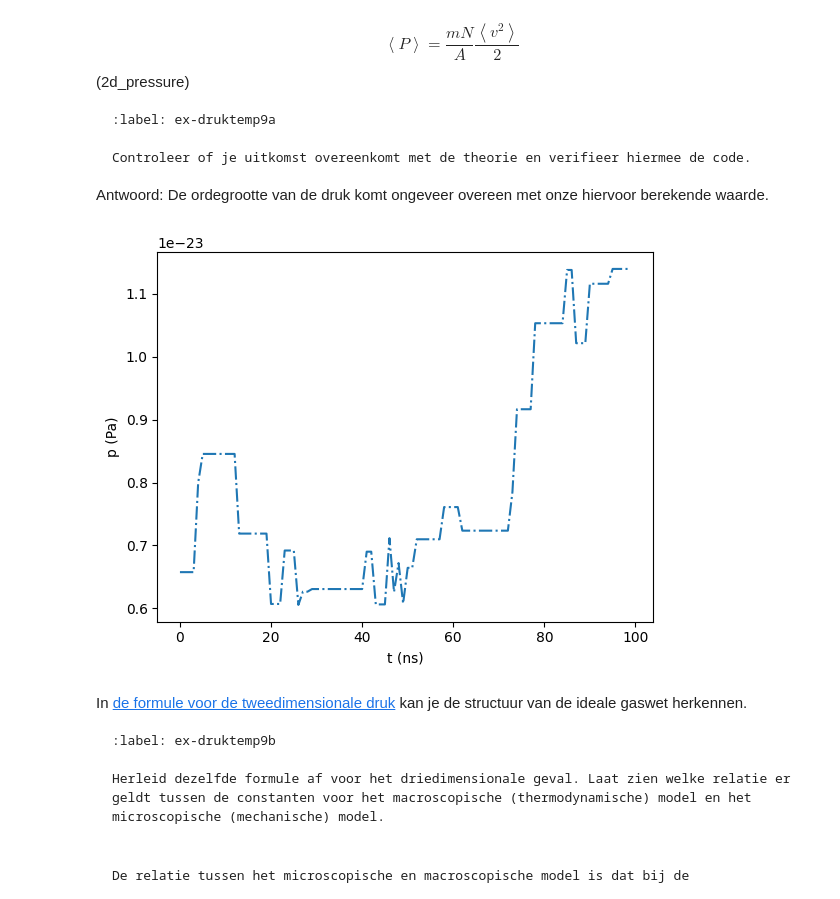
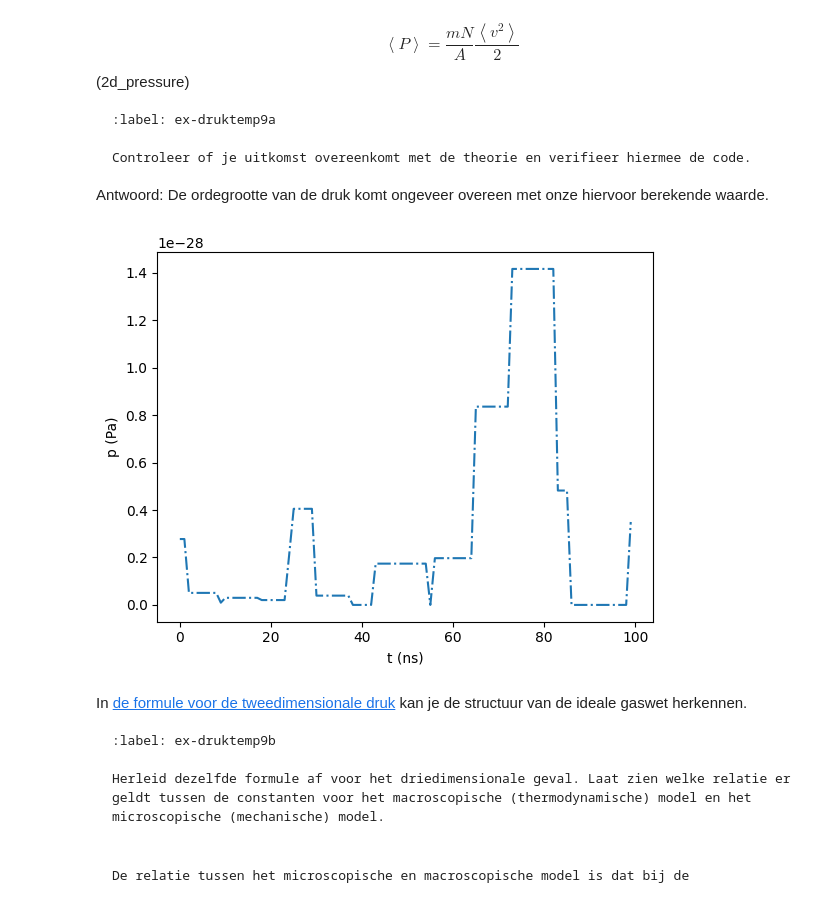
Before and after one commit to cs50202/kimienalesja, a Jupyter notebook: Content/PySim/5_druktemp.ipynb, the cells around one changed output. Saved outputs shown, nothing was run; the diff lists cells and outputs as text; code cells hidden in the pictures.

````diff
--- a/Content/PySim/5_druktemp.ipynb
+++ b/Content/PySim/5_druktemp.ipynb
@@ -35,12 +35,17 @@ Neem de constanten die je in het vorige werkblad hebt gekozen hieronder over.
 import numpy as np
 import matplotlib.pyplot as plt
 from matplotlib.animation import FuncAnimation
-BOX_SIZE_0 = 10                  # Hoogte en breedte startvolume (in nm)
-N = 40                          # Aantal deeltjes
-V_0 = 410                      # Startsnelheid van deeltjes (nm/ns)
-RADIUS = 0.3                    # Straal van moleculen (nm)
-DT = 1e-4
-                    # Tijdstap om geen botsing te missen (ns)
+BOX_SIZE_0 = 10                # Hoogte en lengte startvolume (nm)
+N = 40                         # Aantal deeltjes
+V_0 = 1                        # Startsnelheid van deeltjes (nm/2.5 ps)
+RADIUS = 0.3                   # Straal van moleculen (nm)
+DT = 0.1 * RADIUS / V_0        # Tijdstap om geen botsing te missen (2.5 ps)
+
+# scaling factoren naar SI eenheden
+boxscale = 1e-9
+vscale = (1e-9)/(2.5*1e-12)
+rscale = 1e-9
+tscale = 2.5*1e-12
 # %% [markdown]
 De klasse voor de gasmoleculen en de functies voor hun onderlinge interactie:
 # %%
@@ -357,12 +370,6 @@ Het signaal wordt 'smooth' maar reageert traag op veranderingen in de echte druk
 Voor grotere waarden voor $\alpha$ geldt dat er weinig demping is.
 # %%
 #opdracht 5
-
-BOX_SIZE_0 = 80                  # Hoogte en breedte startvolume (in nm)
-N = 400                          # Aantal deeltjes
-V_0 = 410                      # Startsnelheid van deeltjes (nm/ns)
-RADIUS = 0.3                    # Straal van moleculen (nm)
-DT = 1e-4                    # Tijdstap om geen botsing te missen (ns)
 
 particles = []
 temperatures = np.zeros(100, dtype=float)
@@ -399,10 +406,10 @@ print(np.max(P),np.min(P))
 # %%
-#eigen berekende waarden
-BOX_SIZE_0 = 10                  # Hoogte en breedte startvolume (in nm)
-N = 40                          # Aantal deeltjes
-V_0 = 410                      # Startsnelheid van deeltjes (nm/ns)
-RADIUS = 0.3                    # Straal van moleculen (nm)
-DT = 1e-4
+# #eigen berekende waarden
+# BOX_SIZE_0 = 10                  # Hoogte en breedte startvolume (in nm)
+# N = 40                          # Aantal deeltjes
+# V_0 = 1                      # Startsnelheid van deeltjes (nm/ns)
+# RADIUS = 0.3                    # Straal van moleculen (nm)
+# DT = 0.1 * RADIUS / V_0
 # %%
 # #gegeven parameters op Brightspace
 
@@ -419,7 +426,7 @@ def handle_walls(particles):
     for p in particles:
         left_right_collision(p)
         top_down_collision(p)
-    alpha = 0.01
+    alpha = 0.5
     pressure = alpha * impulse_outward / (4 * BOX_SIZE_0 * DT) + (1-alpha) * pressure # omtrek volume is oppervlak (2D sim)
 # %% [markdown]
 ```{exercise}
@@ -509,35 +518,37 @@ sum = 0.0
 
 #define the new particle formula
 def handle_walls(particles):
     """ botsing met wanden controleren voor alle deeltjes in lijst en gemiddeld bepaling druk """
     global pressure, impulse_outward, sum       # om pressure buiten de functie te kunnen gebruiken
     impulse_outward = 0.0
     v = np.array([])
     for p in particles:
         left_right_collision(p)
         top_down_collision(p)
         v = np.append(v,p.v)
 
     v_mean = np.mean(v)
-    pressure = (p.m * N*(v_mean)**2) / (4 * BOX_SIZE_0*2)
+    pressure = (p.m * N*((v_mean)**2)) / (4 * BOX_SIZE_0*2)
+
+scalep = vscale/boxscale
 
 impulse_outward = 0.0
 pressure = 0.0
 
 P = np.array([])
 for i in range(100):
     take_time_step(particles)
     P = np.append(P,pressure)
 
 plt.figure()
 
 plt.plot(P,"-.")
 plt.xlabel("t (ns)")
 plt.ylabel("p (Pa)")
 
 plt.show()
 # %% [output]
-[figure, old version]
+[figure, new version]
 # %% [markdown]
 In [de formule voor de tweedimensionale druk](2d_pressure) kan je de structuur van de ideale gaswet herkennen.
 
````
Also changed, not shown: parts of 7 cells of this notebook, 1 other file.
